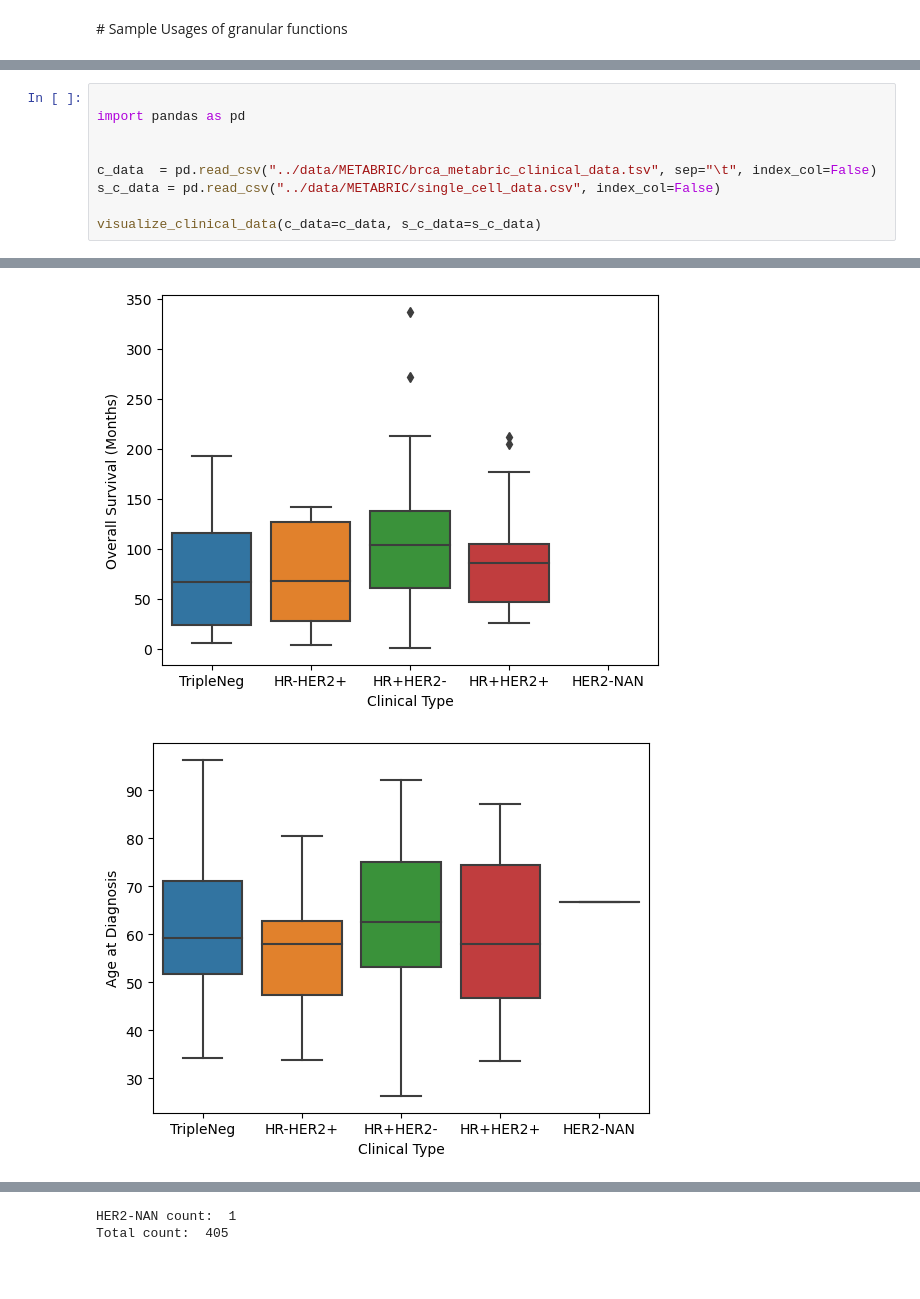
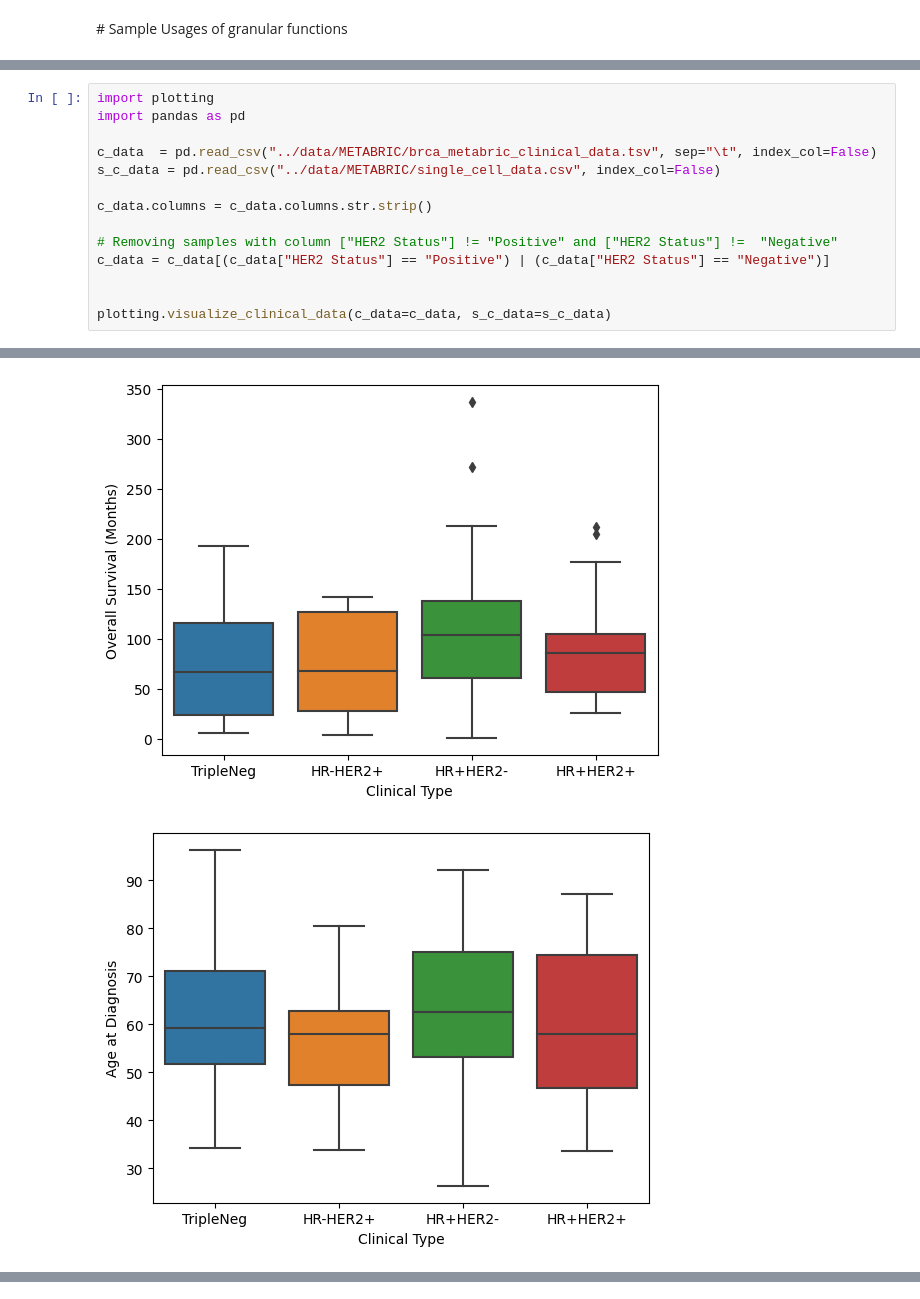
Before and after one commit to saezlab/GNNClinicalOutcomePrediction, a Jupyter notebook: bin/sample_usage.ipynb, the cells around one changed output, grey strips where cells are left out. Cells and saved outputs as stored; diff of their text form; blank space fills up the shorter version.

Commit message:
Updated sample_usage for plotting and correlation

```diff
--- a/bin/sample_usage.ipynb
+++ b/bin/sample_usage.ipynb
@@ -87,10 +3,15 @@ def visualize_clinical_data(c_data, s_c_data, clinical_type_column_name = "clini
 # %%
-
+import plotting
 import pandas as pd
-
 
 c_data  = pd.read_csv("../data/METABRIC/brca_metabric_clinical_data.tsv", sep="\t", index_col=False)
 s_c_data = pd.read_csv("../data/METABRIC/single_cell_data.csv", index_col=False)
 
-visualize_clinical_data(c_data=c_data, s_c_data=s_c_data)
+c_data.columns = c_data.columns.str.strip()
+
+# Removing samples with column ["HER2 Status"] != "Positive" and ["HER2 Status"] !=  "Negative"
+c_data = c_data[(c_data["HER2 Status"] == "Positive") | (c_data["HER2 Status"] == "Negative")]
+
+
+plotting.visualize_clinical_data(c_data=c_data, s_c_data=s_c_data)
 # %% [output]
@@ -119,2 +41,2 @@ See the caveats in the documentation: https://pandas.pydata.org/pandas-docs/stab
-[figure, old version]
+[figure, new version]
-[figure, old version]
+[figure, new version]
@@ -122,2 +43,0 @@ See the caveats in the documentation: https://pandas.pydata.org/pandas-docs/stab
-HER2-NAN count:  1
-Total count:  405
```
Also changed, not shown: parts of 7 cells of this notebook, 1 other file.
